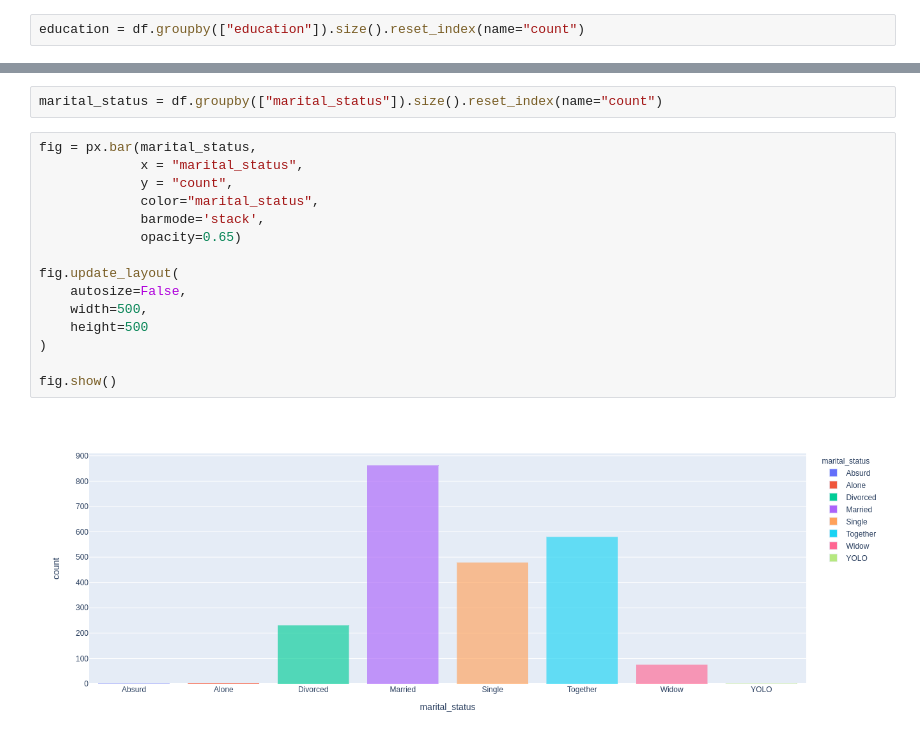
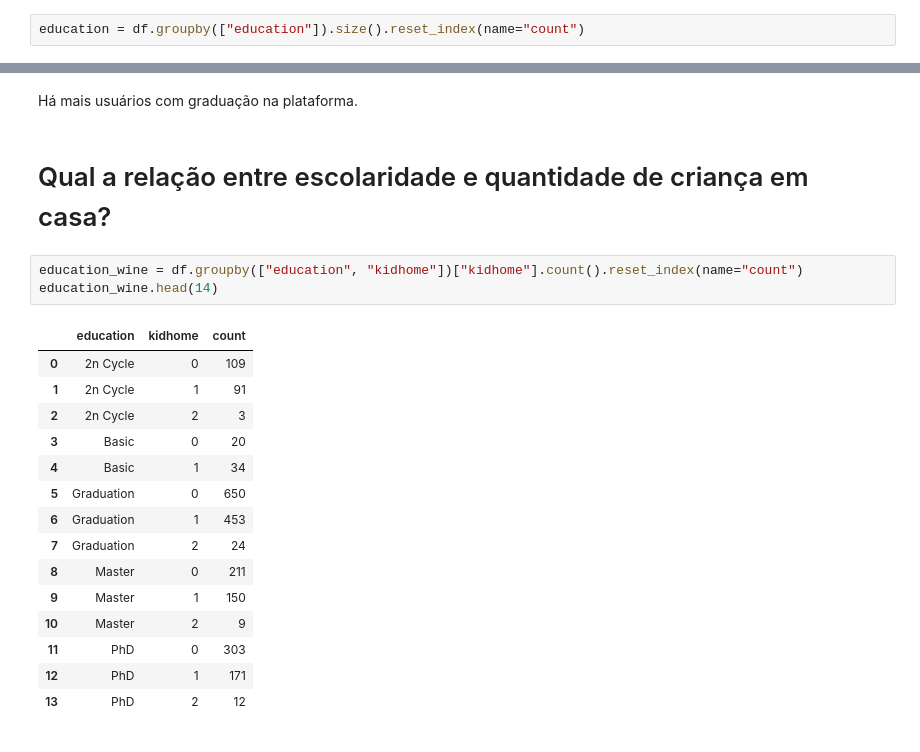
Before and after one commit to julianyraiol/customer-segmentation, a Jupyter notebook: notebook/analysis.ipynb, the cells around one changed output, grey strips where cells are left out. Drawn from its saved outputs; the diff is of its cells as text.

```diff
--- a/notebook/analysis.ipynb
+++ b/notebook/analysis.ipynb
@@ -56,19 +62,23 @@ fig.show()
+# %% [markdown]
+Há mais usuários com graduação na plataforma.
+# %% [markdown]
+# Qual a relação entre escolaridade e quantidade de criança em casa?
 # %%
-marital_status = df.groupby(["marital_status"]).size().reset_index(name="count")
+education_wine = df.groupby(["education", "kidhome"])["kidhome"].count().reset_index(name="count")
+education_wine.head(14)
+# %% [output]
+|  | education | kidhome | count |
+| 0 | 2n Cycle | 0 | 109 |
+| 1 | 2n Cycle | 1 | 91 |
+| 2 | 2n Cycle | 2 | 3 |
+| 3 | Basic | 0 | 20 |
+| 4 | Basic | 1 | 34 |
+| 5 | Graduation | 0 | 650 |
+| 6 | Graduation | 1 | 453 |
+| 7 | Graduation | 2 | 24 |
+| 8 | Master | 0 | 211 |
+| 9 | Master | 1 | 150 |
+| 10 | Master | 2 | 9 |
+| 11 | PhD | 0 | 303 |
+| 12 | PhD | 1 | 171 |
+| 13 | PhD | 2 | 12 |
-# %%
-fig = px.bar(marital_status,
-             x = "marital_status",
-             y = "count",
-             color="marital_status",
-             barmode='stack',
-             opacity=0.65)
-
-fig.update_layout(
-    autosize=False,
-    width=500,
-    height=500
-)
-
-fig.show()
-# %% [output]
-[figure, removed]
```
Also changed, not shown: parts of 16 cells of this notebook, 4 other files.
